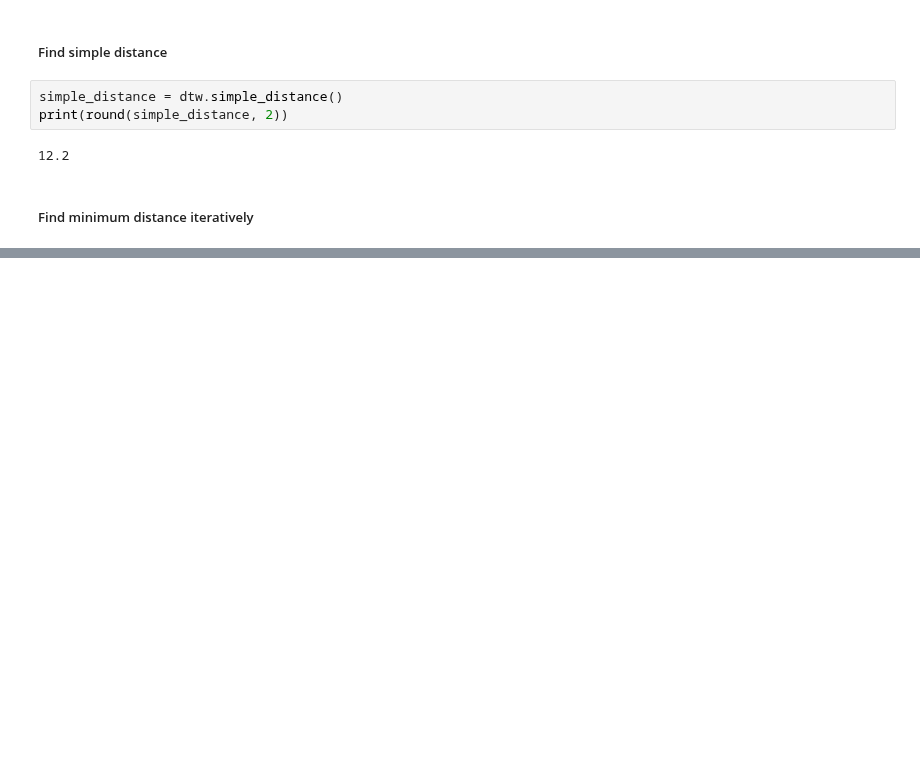
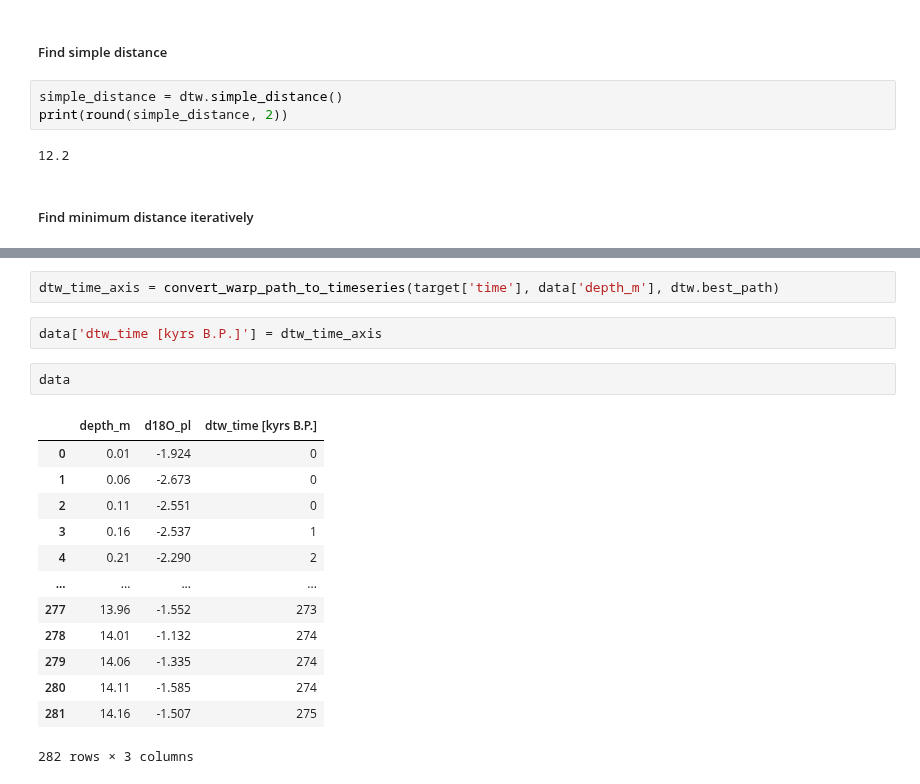
Before and after one commit to andreas-paul/dtw, a Jupyter notebook: src/main-analysis.ipynb, the cells around one changed output, grey strips where cells are left out. Drawn from its saved outputs; the diff is of its cells as text; blank space fills up the shorter version.

```diff
--- a/src/main-analysis.ipynb
+++ b/src/main-analysis.ipynb
@@ -117,0 +141,20 @@ multiprocessing.managers.DictProxy
+# %%
+dtw_time_axis = convert_warp_path_to_timeseries(target['time'], data['depth_m'], dtw.best_path)
+# %%
+data['dtw_time [kyrs B.P.]'] = dtw_time_axis
+# %%
+data
+# %% [output]
+|  | depth_m | d18O_pl | dtw_time [kyrs B.P.] |
+| 0 | 0.01 | -1.924 | 0 |
+| 1 | 0.06 | -2.673 | 0 |
+| 2 | 0.11 | -2.551 | 0 |
+| 3 | 0.16 | -2.537 | 1 |
+| 4 | 0.21 | -2.290 | 2 |
+| ... | ... | ... | ... |
+| 277 | 13.96 | -1.552 | 273 |
+| 278 | 14.01 | -1.132 | 274 |
+| 279 | 14.06 | -1.335 | 274 |
+| 280 | 14.11 | -1.585 | 274 |
+| 281 | 14.16 | -1.507 | 275 |
+282 rows × 3 columns
```
Also changed, not shown: parts of 21 cells of this notebook, 9 other files.
